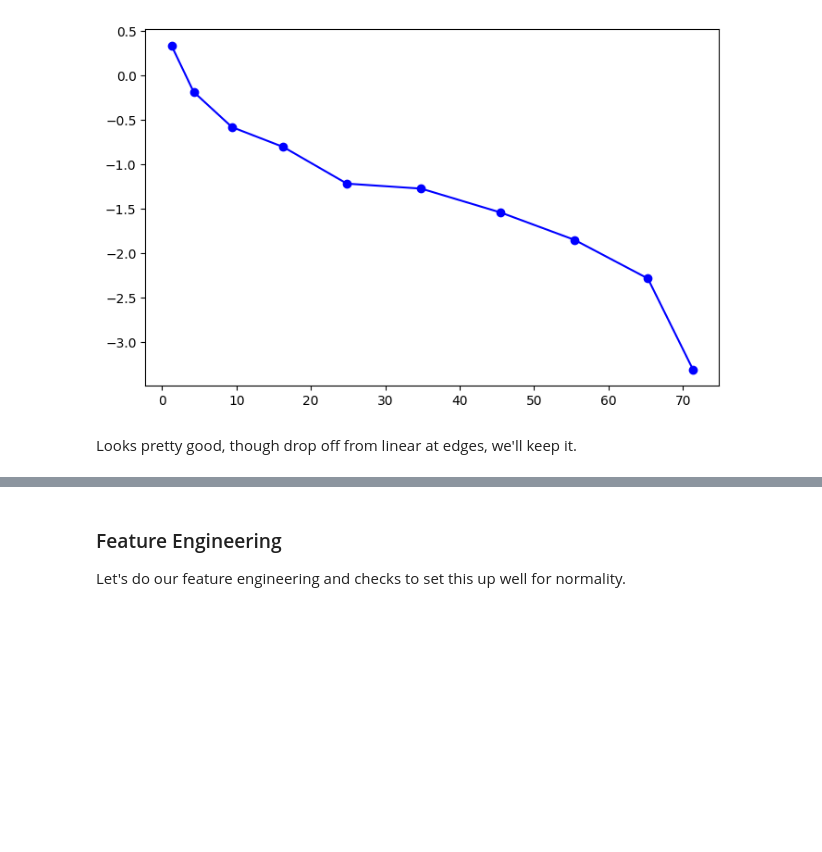
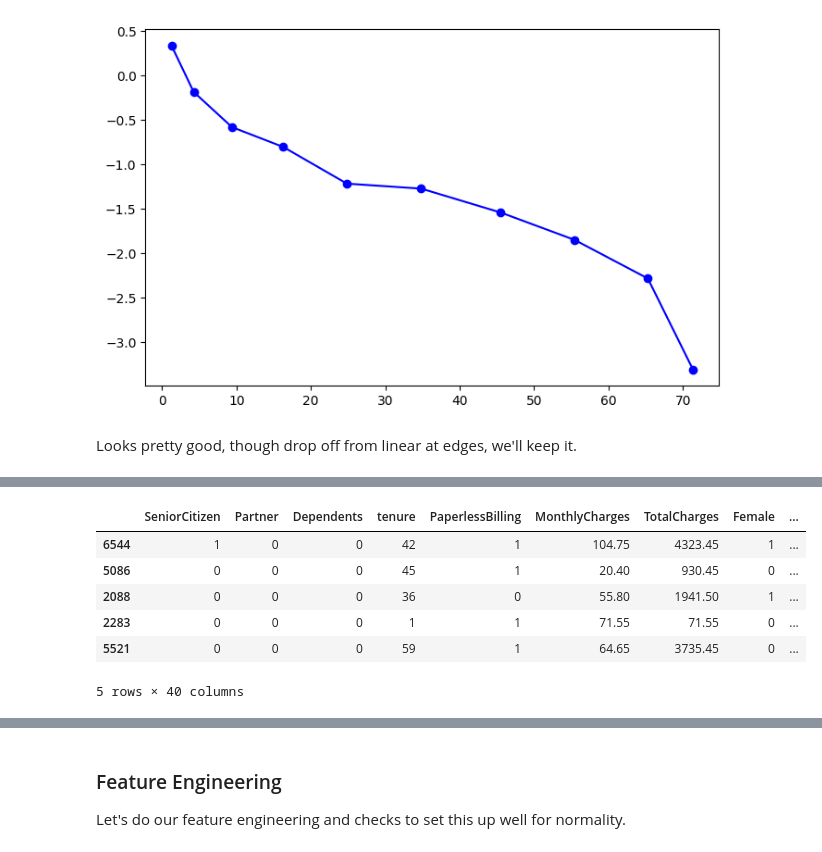
Before and after one commit to angelusualle/machine-learning, a Jupyter notebook: classification/linear-decision-boundaries/discriminative/logistic/logistic_regression.ipynb, the cells around one changed output, grey strips where cells are left out. Cells and saved outputs as stored; diff of their text form; code cells hidden in the pictures; blank space fills up the shorter version.

Commit message:
logistic inference baseline established

```diff
--- a/classification/linear-decision-boundaries/discriminative/logistic/logistic_regression.ipynb
+++ b/classification/linear-decision-boundaries/discriminative/logistic/logistic_regression.ipynb
@@ -2634,0 +2648,44 @@ TODO: business things you can do with these inferences?
+# %%
+df_inference = df.drop(columns=["customerID"])
+df_inference["Churn"] = (df_inference["Churn"] == "Yes").astype(int)
+df_inference = pd.concat([df_inference, pd.get_dummies(df_inference["gender"]).astype(int)], axis=1)
+df_inference = df_inference.drop(columns=["gender"])
+df_inference["Partner"] = (df_inference["Partner"] == "Yes").astype(int)
+df_inference["Dependents"] = (df_inference["Dependents"] == "Yes").astype(int)
+df_inference = pd.concat([df_inference, pd.get_dummies(df_inference["MultipleLines"], prefix="MultipleLines").astype(int)], axis=1)
+df_inference = df_inference.drop(columns="MultipleLines")
+df_inference = pd.concat([df_inference, pd.get_dummies(df_inference["InternetService"], prefix="InternetService").astype(int)], axis=1)
+df_inference = df_inference.drop(columns="InternetService")
+df_inference = pd.concat([df_inference, pd.get_dummies(df_inference["OnlineSecurity"], prefix="OnlineSecurity").astype(int)], axis=1)
+df_inference = df_inference.drop(columns="OnlineSecurity")
+df_inference = pd.concat([df_inference, pd.get_dummies(df_inference["OnlineBackup"], prefix="OnlineBackup").astype(int)], axis=1)
+df_inference = df_inference.drop(columns="OnlineBackup")
+df_inference = pd.concat([df_inference, pd.get_dummies(df_inference["DeviceProtection"], prefix="DeviceProtection").astype(int)], axis=1)
+df_inference = df_inference.drop(columns="DeviceProtection")
+df_inference = pd.concat([df_inference, pd.get_dummies(df_inference["TechSupport"], prefix="TechSupport").astype(int)], axis=1)
+df_inference = df_inference.drop(columns="TechSupport")
+df_inference = pd.concat([df_inference, pd.get_dummies(df_inference["StreamingTV"], prefix="StreamingTV").astype(int)], axis=1)
+df_inference = df_inference.drop(columns="StreamingTV")
+df_inference = pd.concat([df_inference, pd.get_dummies(df_inference["StreamingMovies"], prefix="StreamingMovies").astype(int)], axis=1)
+df_inference = df_inference.drop(columns="StreamingMovies")
+df_inference = pd.concat([df_inference, pd.get_dummies(df_inference["Contract"], prefix="Contract").astype(int)], axis=1)
+df_inference = df_inference.drop(columns="Contract")
+df_inference["PaperlessBilling"] = (df_inference["PaperlessBilling"] == "Yes").astype(int)
+df_inference = pd.concat([df_inference, pd.get_dummies(df_inference["PaymentMethod"], prefix="PaymentMethod").astype(int)], axis=1)
+df_inference = df_inference.drop(columns="PaymentMethod")
+# %%
+from sklearn.model_selection import train_test_split
+
+x = df_inference.drop(columns=["Churn"])
+y = df_inference["Churn"]
+
+x_train, y_train, x_test, y_test = train_test_split(x, y, stratify=y, test_size=0.1)
+x_train.head()
+# %% [output]
+|  | SeniorCitizen | Partner | Dependents | tenure | PaperlessBilling | MonthlyCharges | TotalCharges | Female | ... |
+| 6544 | 1 | 0 | 0 | 42 | 1 | 104.75 | 4323.45 | 1 | ... |
+| 5086 | 0 | 0 | 0 | 45 | 1 | 20.40 | 930.45 | 0 | ... |
+| 2088 | 0 | 0 | 0 | 36 | 0 | 55.80 | 1941.50 | 1 | ... |
+| 2283 | 0 | 0 | 0 | 1 | 1 | 71.55 | 71.55 | 0 | ... |
+| 5521 | 0 | 0 | 0 | 59 | 1 | 64.65 | 3735.45 | 0 | ... |
+5 rows × 40 columns
```
Also changed, not shown: parts of 21 cells of this notebook.
